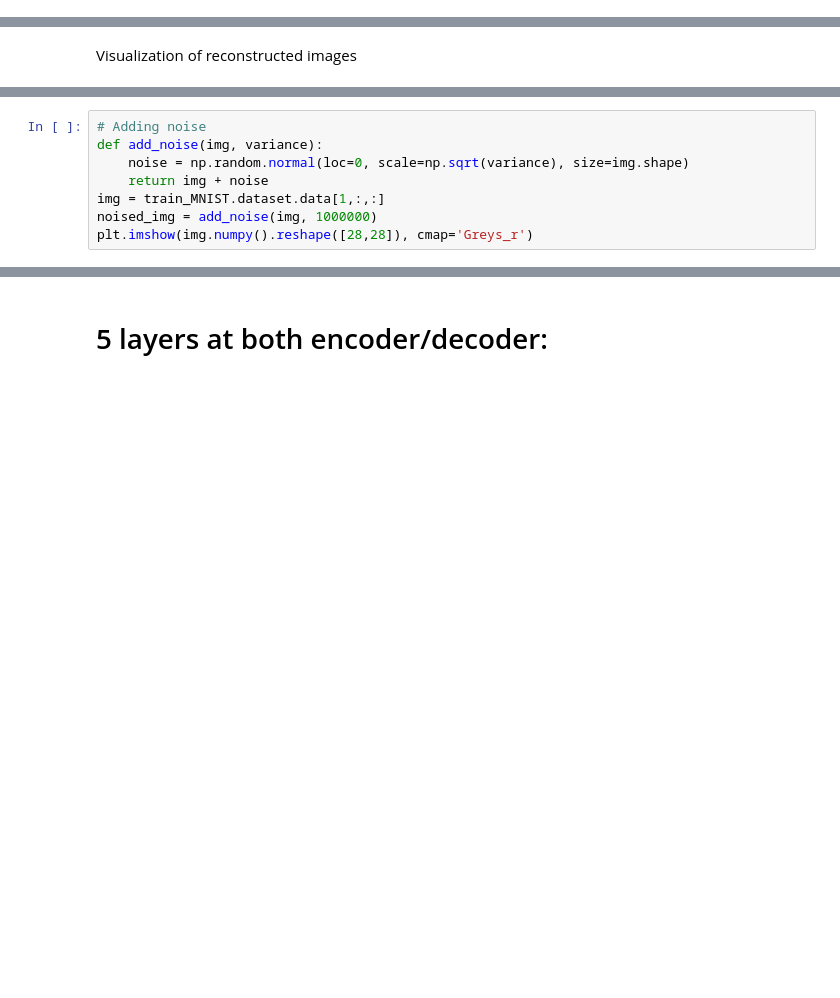
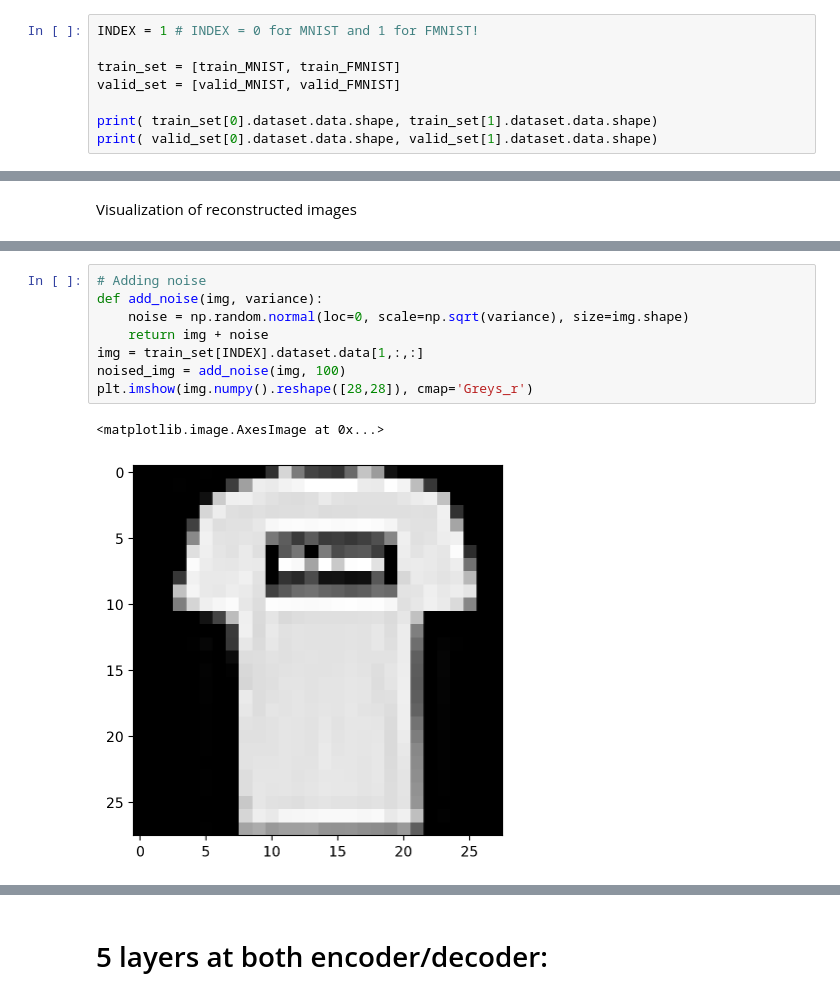
Before and after one commit to danitoribio/neural_networks, a Jupyter notebook: project1/Project1NN.ipynb, the cells around one changed output, grey strips where cells are left out. Cells and saved outputs as stored; diff of their text form; blank space fills up the shorter version.

Commit message:
FMNIST added + INDEX (0,1) to switch from MNIST TO FMNIST

```diff
--- a/project1/Project1NN.ipynb
+++ b/project1/Project1NN.ipynb
@@ -119,0 +105,8 @@ valid_FMNIST.dataset.data = valid_FMNIST.dataset.data[45000:,:,:]
+# %%
+INDEX = 1 # INDEX = 0 for MNIST and 1 for FMNIST!
+
+train_set = [train_MNIST, train_FMNIST]
+valid_set = [valid_MNIST, valid_FMNIST]
+
+print( train_set[0].dataset.data.shape, train_set[1].dataset.data.shape)
+print( valid_set[0].dataset.data.shape, valid_set[1].dataset.data.shape)
@@ -308,10 +358,13 @@ for k in range(0,epochs,2):
 # %%
 # Adding noise
 def add_noise(img, variance):
     noise = np.random.normal(loc=0, scale=np.sqrt(variance), size=img.shape)
     return img + noise
-img = train_MNIST.dataset.data[1,:,:]
-noised_img = add_noise(img, 1000000)
+img = train_set[INDEX].dataset.data[1,:,:]
+noised_img = add_noise(img, 100)
 plt.imshow(img.numpy().reshape([28,28]), cmap='Greys_r')
+# %% [output]
+<matplotlib.image.AxesImage at 0x...>
+[figure, added]
 # %%
 plt.imshow(noised_img.numpy().reshape([28,28]), cmap='Greys_r')
```
Also changed, not shown: parts of 21 cells of this notebook, 24 other files.
